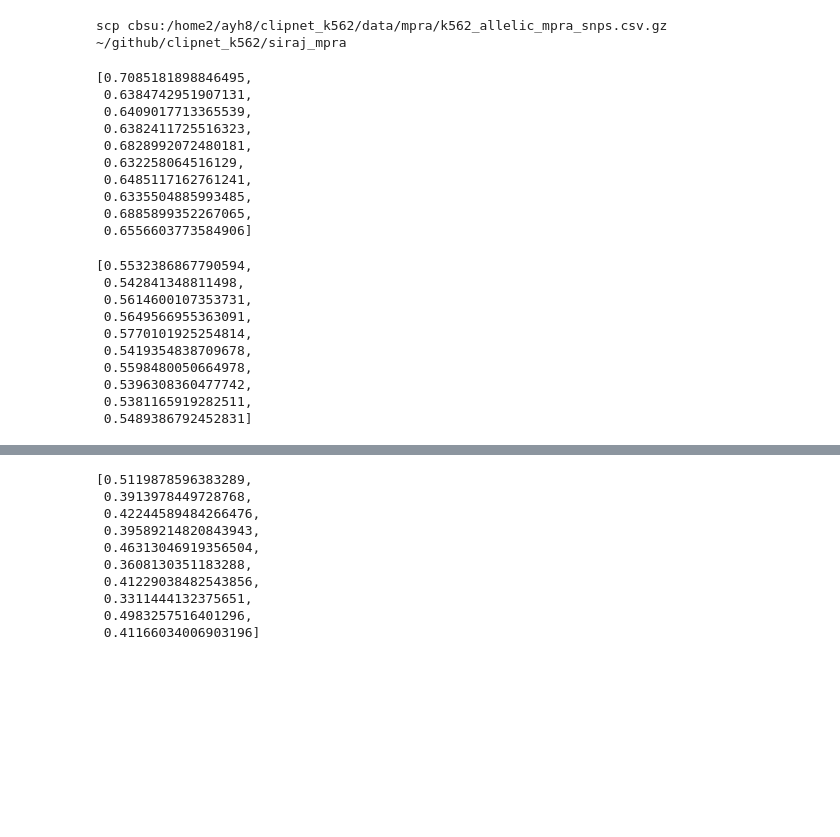
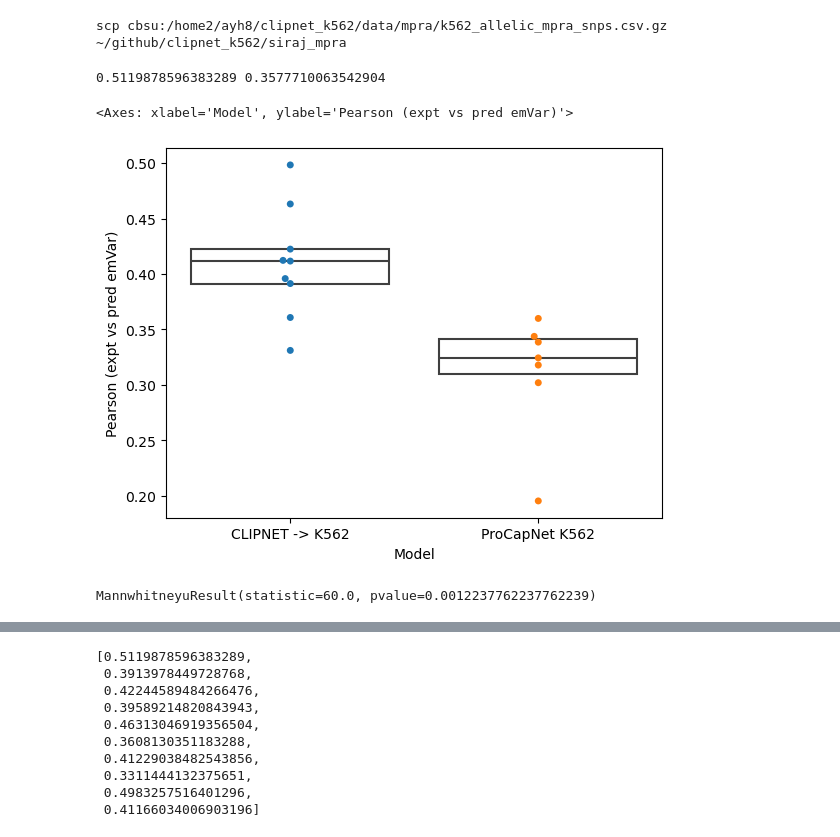
Before and after one commit to Danko-Lab/clipnet_k562, a Jupyter notebook: siraj_mpra/visualize_predictions.ipynb, the cells around one changed output, grey strips where cells are left out. Cells and saved outputs as stored; diff of their text form; code cells hidden in the pictures; blank space fills up the shorter version.

```diff
--- a/siraj_mpra/visualize_predictions.ipynb
+++ b/siraj_mpra/visualize_predictions.ipynb
@@ -47,26 +13,0 @@ sign_correct_p = [
-# %%
-sign_correct
-# %% [output]
-[0.7085181898846495,
- 0.6384742951907131,
- 0.6409017713365539,
- 0.6382411725516323,
- 0.6828992072480181,
- 0.632258064516129,
- 0.6485117162761241,
- 0.6335504885993485,
- 0.6885899352267065,
- 0.6556603773584906]
-# %%
-sign_correct_p
-# %% [output]
-[0.5532386867790594,
- 0.542841348811498,
- 0.5614600107353731,
- 0.5649566955363091,
- 0.5770101925254814,
- 0.5419354838709678,
- 0.5598480050664978,
- 0.5396308360477742,
- 0.5381165919282511,
- 0.5489386792452831]
@@ -72,0 +24,27 @@ sign_correct_p
+# %%
+pearsons = [
+    pearsonr(data[data["fold"] == fold]["expt"], data[data["fold"] == fold]["pred"])[0]
+    for fold in range(10)
+]
+pearsons_procapnet = pearsonr(data["expt"], data["pred_procapnet"])[0]
+pearsons_procapnet_folds = [pearsonr(data["expt"], data[f"procapnet_fold_{i}"])[0] for i in range(7)]
+print(pearsons[0], pearsons_procapnet)
+
+pearsons_plot = pd.DataFrame(pearsons + pearsons_procapnet_folds, index=["CLIPNET -> K562"] * 10 + ["ProCapNet K562"] * 7)
+pearsons_plot.reset_index(inplace=True)
+pearsons_plot.columns = ["Model", "Pearson (expt vs pred emVar)"]
+# %% [output]
+0.5119878596383289 0.3577710063542904
+# %%
+sns.boxplot(
+    data=pearsons_plot[1:], x="Model", y="Pearson (expt vs pred emVar)",
+    boxprops={'facecolor':'None'}, showfliers=False, whiskerprops={'linewidth':0}, showcaps=False,
+)
+sns.swarmplot(data=pearsons_plot[1:], x="Model", y="Pearson (expt vs pred emVar)")
+# %% [output]
+<Axes: xlabel='Model', ylabel='Pearson (expt vs pred emVar)'>
+[figure, added]
+# %%
+mannwhitneyu(pearsons[1:], pearsons_procapnet_folds)
+# %% [output]
+MannwhitneyuResult(statistic=60.0, pvalue=0.0012237762237762239)
```
Also changed, not shown: parts of 13 cells of this notebook, 2 other files.
